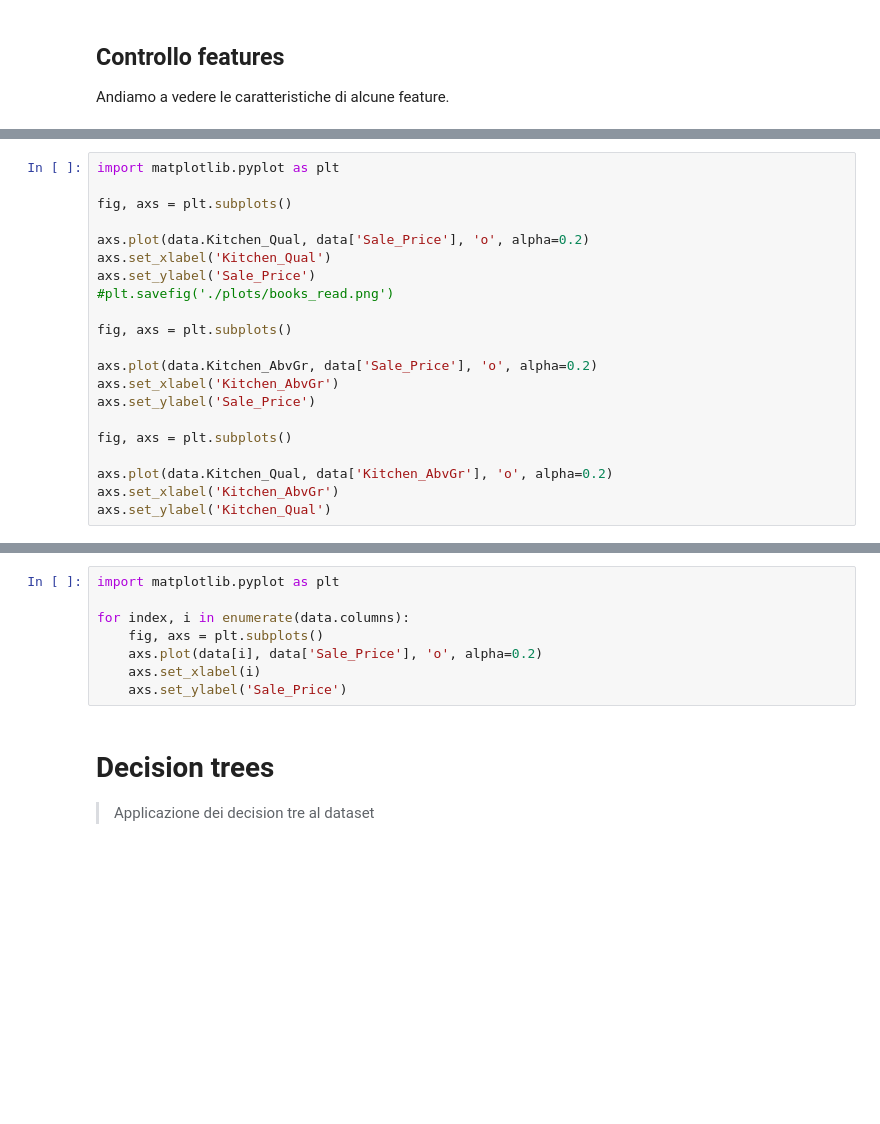
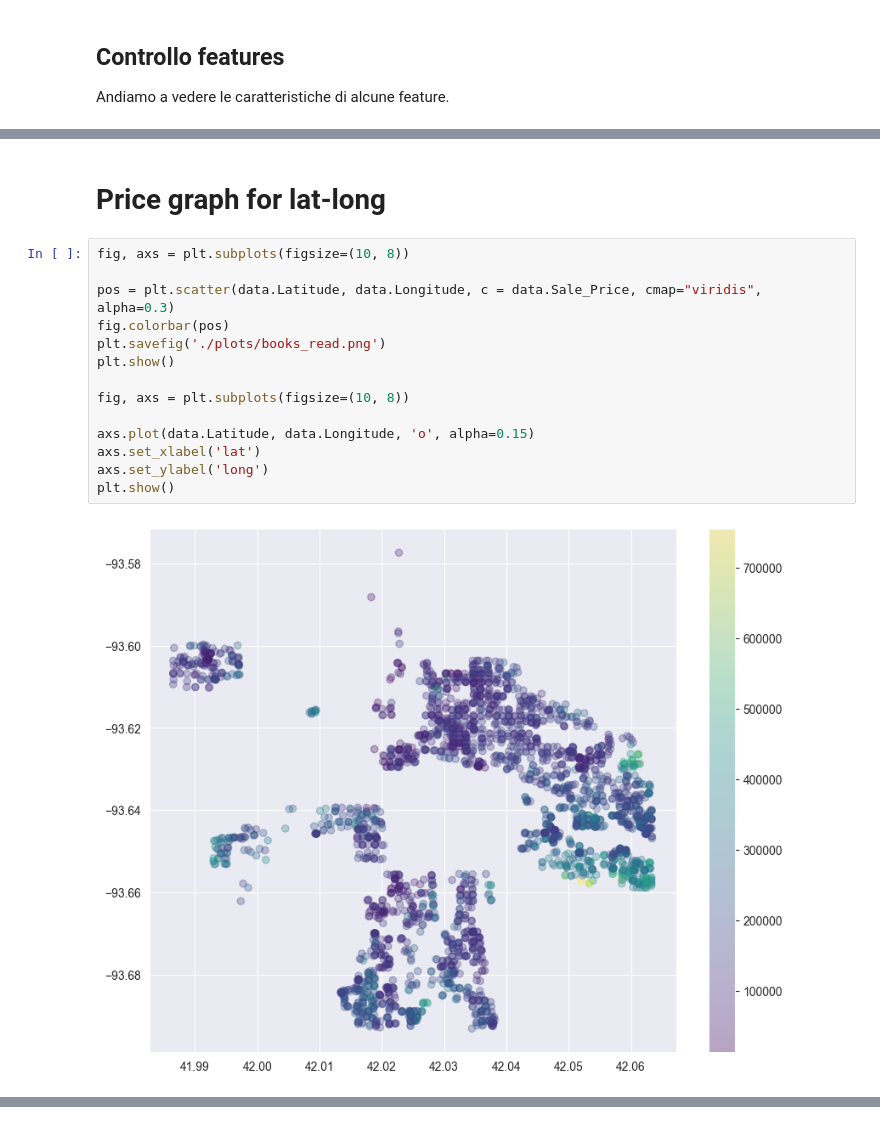
Before and after one commit to davide-tonetto-884585/House-Sale-Price-Prediction, a Jupyter notebook: script.ipynb, the cells around one changed output, grey strips where cells are left out. Saved outputs shown, nothing was run; the diff lists cells and outputs as text; blank space fills up the shorter version.

```diff
--- a/script.ipynb
+++ b/script.ipynb
@@ -81,21 +240,18 @@ plt.hist(Y_binned.getnnz())
+# %% [markdown]
+# Price graph for lat-long
 # %%
-import matplotlib.pyplot as plt
+fig, axs = plt.subplots(figsize=(10, 8))
 
-fig, axs = plt.subplots()
+pos = plt.scatter(data.Latitude, data.Longitude, c = data.Sale_Price, cmap="viridis", alpha=0.3)
+fig.colorbar(pos)
+plt.savefig('./plots/books_read.png')
+plt.show()
 
-axs.plot(data.Kitchen_Qual, data['Sale_Price'], 'o', alpha=0.2)
-axs.set_xlabel('Kitchen_Qual')
-axs.set_ylabel('Sale_Price')
-#plt.savefig('./plots/books_read.png')
+fig, axs = plt.subplots(figsize=(10, 8))
 
-fig, axs = plt.subplots()
-
-axs.plot(data.Kitchen_AbvGr, data['Sale_Price'], 'o', alpha=0.2)
-axs.set_xlabel('Kitchen_AbvGr')
-axs.set_ylabel('Sale_Price')
-
-fig, axs = plt.subplots()
-
-axs.plot(data.Kitchen_Qual, data['Kitchen_AbvGr'], 'o', alpha=0.2)
-axs.set_xlabel('Kitchen_AbvGr')
-axs.set_ylabel('Kitchen_Qual')
+axs.plot(data.Latitude, data.Longitude, 'o', alpha=0.15)
+axs.set_xlabel('lat')
+axs.set_ylabel('long')
+plt.show()
+# %% [output]
+[figure, added]
@@ -102,11 +258,0 @@ axs.set_ylabel('Kitchen_Qual')
-# %%
-import matplotlib.pyplot as plt
-
-for index, i in enumerate(data.columns):
-    fig, axs = plt.subplots()
-    axs.plot(data[i], data['Sale_Price'], 'o', alpha=0.2)
-    axs.set_xlabel(i)
-    axs.set_ylabel('Sale_Price')
-# %% [markdown]
-# Decision trees
-> Applicazione dei decision tre al dataset
```
Also changed, not shown: parts of 24 cells of this notebook, 1 other file.
